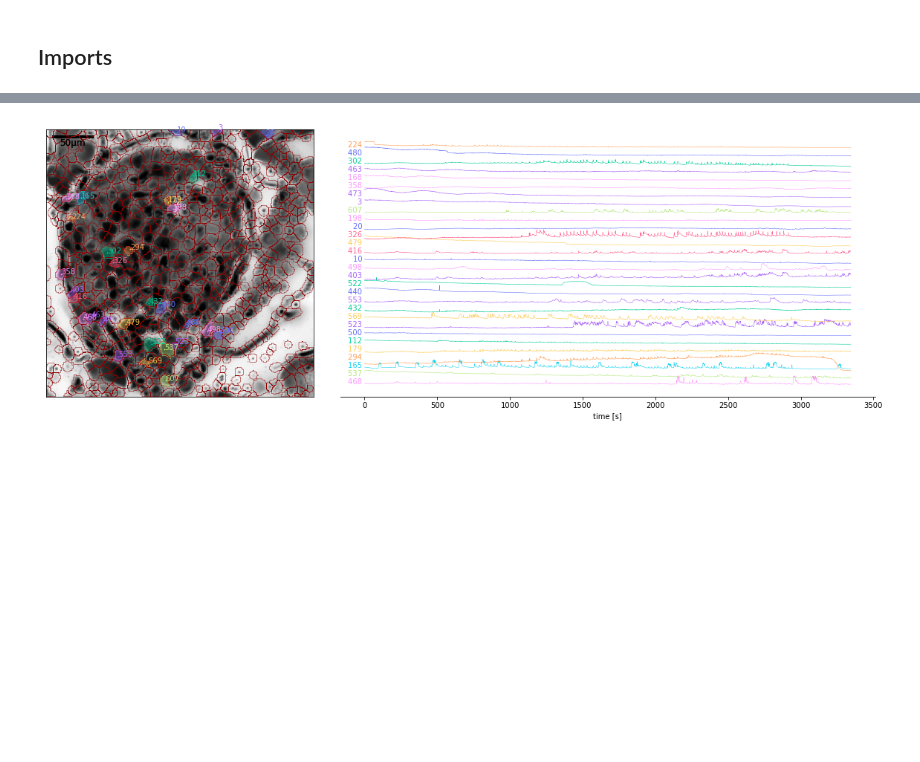
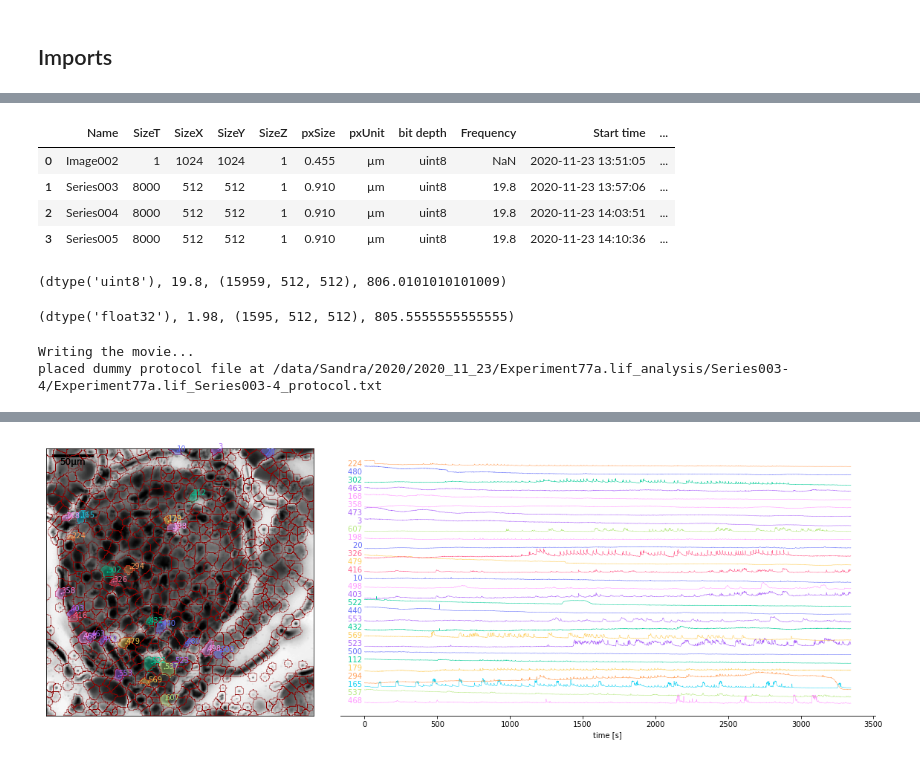
Before and after one commit to szarma/Physio_Ca, a Jupyter notebook: notebooks/closeup_7(redevelop).ipynb, the cells around one changed output, grey strips where cells are left out. Cells and saved outputs as stored; diff of their text form; code cells hidden in the pictures; blank space fills up the shorter version.

```diff
--- a/notebooks/closeup_7(redevelop).ipynb
+++ b/notebooks/closeup_7(redevelop).ipynb
@@ -0,0 +143,2 @@
+# %%
+s,f,z = regions.fast_filter_traces(100, Npoints=np.inf, write=False)
@@ -0,0 +160,5 @@
+# %%
+for f in os.listdir("/data/Sandra/2020/2020_03_06/"):
+    if f.endswith(".nd2"):
+        rec = Recording(f"/data/Sandra/2020/2020_03_06/{f}")
+        rec.save_metadata()
@@ -10,0 +205,12 @@ The autoreload extension is already loaded. To reload it, use:
+# %%
+rec.metadata.iloc[:4]
+# %% [output]
+|  | Name | SizeT | SizeX | SizeY | SizeZ | pxSize | pxUnit | bit depth | Frequency | Start time | ... |
+| 0 | Image002 | 1 | 1024 | 1024 | 1 | 0.455 | µm | uint8 | NaN | 2020-11-23 13:51:05 | ... |
+| 1 | Series003 | 8000 | 512 | 512 | 1 | 0.910 | µm | uint8 | 19.8 | 2020-11-23 13:57:06 | ... |
+| 2 | Series004 | 8000 | 512 | 512 | 1 | 0.910 | µm | uint8 | 19.8 | 2020-11-23 14:03:51 | ... |
+| 3 | Series005 | 8000 | 512 | 512 | 1 | 0.910 | µm | uint8 | 19.8 | 2020-11-23 14:10:36 | ... |
+# %%
+movie.dtype, movie.fr, movie.shape, movie.shape[0]/movie.fr
+# %% [output]
+(dtype('uint8'), 19.8, (15959, 512, 512), 806.0101010101009)
@@ -10,0 +229,4 @@ The autoreload extension is already loaded. To reload it, use:
+# %%
+movie.dtype, movie.fr, movie.shape, movie.shape[0]/movie.fr
+# %% [output]
+(dtype('float32'), 1.98, (1595, 512, 512), 805.5555555555555)
@@ -10,0 +235,49 @@ The autoreload extension is already loaded. To reload it, use:
+# %%
+#### movie saving (or not)
+if len(rec.metadata)==1:
+    movieFilename = os.path.join(saveDir, ".".join(rec.Experiment.split(".")[:-1]+["mp4"]))
+else:
+    movieFilename = os.path.join(saveDir, rec.Experiment+"_"+ser+".mp4")
+
+
+if metadata.pxSize<.8:
+    if args.verbose: print ("Resizing the movie resolution by 2...")
+    movie = movie.resize(1/2,1/2,1)
+    metadata.pxSize *= 2
+    metadata.SizeX /= 2
+    metadata.SizeY /= 2
+
+writeMovie = True
+if os.path.isfile(movieFilename):
+    if args.verbose: print("Movie already exists, ", end="")
+    if args.leave_movie:
+        writeMovie = False
+        if args.verbose: print("and I leave it be.")
+    else:
+        if args.verbose: print("and I'll rewrite it.")
+
+if writeMovie:
+    if args.verbose: print("Writing the movie...")
+    if not args.debug: saveMovie(movie,movieFilename)
+
+if args.only_movie:
+    if 'rec' in globals():
+        del rec
+    exit()
+
+
+#### protocol filename
+protocolFilename = movieFilename.replace(".mp4", "_protocol.txt")
+if not os.path.isfile(protocolFilename):
+    if args.verbose: print("placed dummy protocol file at", protocolFilename)
+    if not args.debug:
+        DataFrame([[None]*4],columns=["compound","concentration","begin","end"]).to_csv(protocolFilename,index=False)
+
+if args.spatial_filter is None:
+    filtSizes = get_filterSizes(metadata.pxSize)
+else:
+    filtSizes = args.spatial_filter.split(",")
+    filtSizes = [eval(el.replace("+",",")) if "+" in el else (int(el),) for el in filtSizes]
+# %% [output]
+Writing the movie...
+placed dummy protocol file at /data/Sandra/2020/2020_11_23/Experiment77a.lif_analysis/Series003-4/Experiment77a.lif_Series003-4_protocol.txt
```
Also changed, not shown: parts of 65 cells of this notebook, 4 other files.
